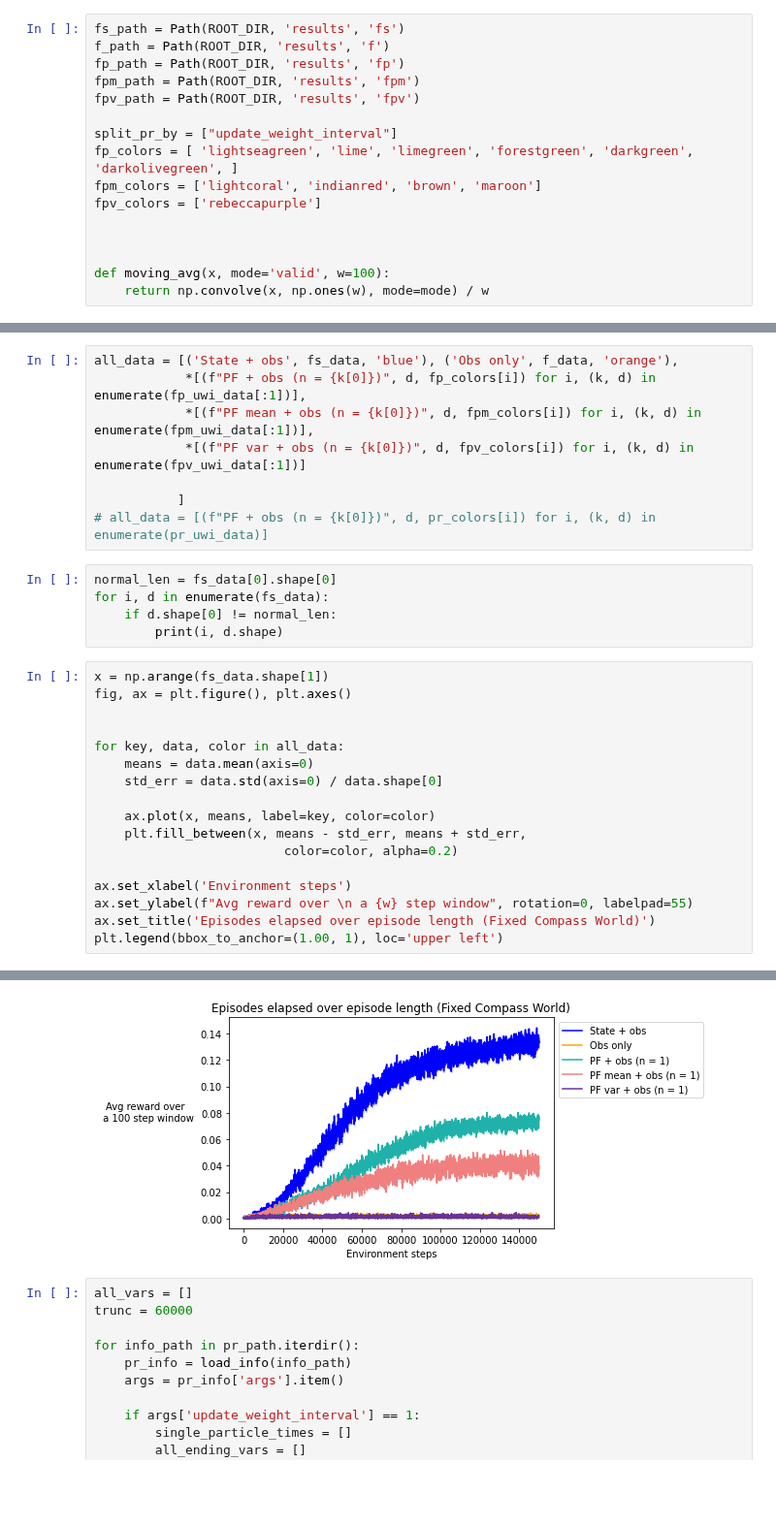
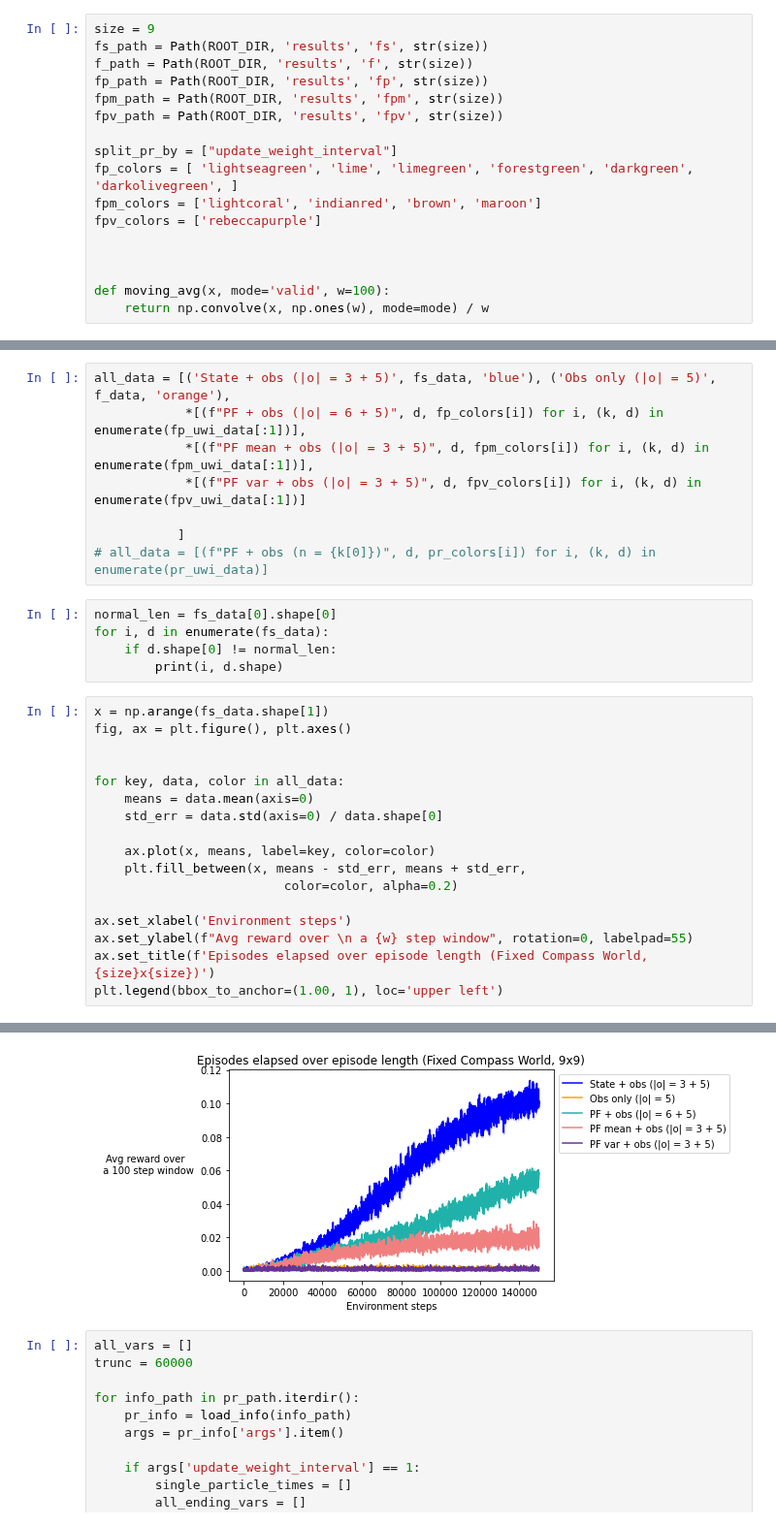
Before and after one commit to taodav/aux-inputs, a Jupyter notebook: analysis/plot_results_f.ipynb, the cells around one changed output, grey strips where cells are left out. Shown at 97% size. Cells and saved outputs as stored; diff of their text form; blank space fills up the shorter version.

Commit message:
about to change visualization for background

```diff
--- a/analysis/plot_results_f.ipynb
+++ b/analysis/plot_results_f.ipynb
@@ -6,11 +6,12 @@ from pathlib import Path
 from definitions import ROOT_DIR
 from unc.utils import load_info
 # %%
-fs_path = Path(ROOT_DIR, 'results', 'fs')
-f_path = Path(ROOT_DIR, 'results', 'f')
-fp_path = Path(ROOT_DIR, 'results', 'fp')
-fpm_path = Path(ROOT_DIR, 'results', 'fpm')
-fpv_path = Path(ROOT_DIR, 'results', 'fpv')
+size = 9
+fs_path = Path(ROOT_DIR, 'results', 'fs', str(size))
+f_path = Path(ROOT_DIR, 'results', 'f', str(size))
+fp_path = Path(ROOT_DIR, 'results', 'fp', str(size))
+fpm_path = Path(ROOT_DIR, 'results', 'fpm', str(size))
+fpv_path = Path(ROOT_DIR, 'results', 'fpv', str(size))
 
 split_pr_by = ["update_weight_interval"]
 fp_colors = [ 'lightseagreen', 'lime', 'limegreen', 'forestgreen', 'darkgreen', 'darkolivegreen', ]
@@ -73,10 +74,10 @@ fp_uwi_data = sorted(fp_data[('update_weight_interval',)].items(), key=lambda k:
 fpm_uwi_data = sorted(fpm_data[('update_weight_interval',)].items(), key=lambda k: k[0][0])
 fpv_uwi_data = sorted(fpv_data[('update_weight_interval',)].items(), key=lambda k: k[0][0])
 # %%
-all_data = [('State + obs', fs_data, 'blue'), ('Obs only', f_data, 'orange'),
-            *[(f"PF + obs (n = {k[0]})", d, fp_colors[i]) for i, (k, d) in enumerate(fp_uwi_data[:1])],
-            *[(f"PF mean + obs (n = {k[0]})", d, fpm_colors[i]) for i, (k, d) in enumerate(fpm_uwi_data[:1])],
-            *[(f"PF var + obs (n = {k[0]})", d, fpv_colors[i]) for i, (k, d) in enumerate(fpv_uwi_data[:1])]
+all_data = [('State + obs (|o| = 3 + 5)', fs_data, 'blue'), ('Obs only (|o| = 5)', f_data, 'orange'),
+            *[(f"PF + obs (|o| = 6 + 5)", d, fp_colors[i]) for i, (k, d) in enumerate(fp_uwi_data[:1])],
+            *[(f"PF mean + obs (|o| = 3 + 5)", d, fpm_colors[i]) for i, (k, d) in enumerate(fpm_uwi_data[:1])],
+            *[(f"PF var + obs (|o| = 3 + 5)", d, fpv_colors[i]) for i, (k, d) in enumerate(fpv_uwi_data[:1])]
 
            ]
 # all_data = [(f"PF + obs (n = {k[0]})", d, pr_colors[i]) for i, (k, d) in enumerate(pr_uwi_data)]
@@ -88,23 +89,23 @@ for i, d in enumerate(fs_data):
 # %%
 x = np.arange(fs_data.shape[1])
 fig, ax = plt.figure(), plt.axes()
 
 
 for key, data, color in all_data:
     means = data.mean(axis=0)
     std_err = data.std(axis=0) / data.shape[0]
 
     ax.plot(x, means, label=key, color=color)
     plt.fill_between(x, means - std_err, means + std_err,
                          color=color, alpha=0.2)
 
 ax.set_xlabel('Environment steps')
 ax.set_ylabel(f"Avg reward over \n a {w} step window", rotation=0, labelpad=55)
-ax.set_title('Episodes elapsed over episode length (Fixed Compass World)')
+ax.set_title(f'Episodes elapsed over episode length (Fixed Compass World, {size}x{size})')
 plt.legend(bbox_to_anchor=(1.00, 1), loc='upper left')
 # %% [output]
 <matplotlib.legend.Legend at 0x...>
-[figure, old version]
+[figure, new version]
 # %%
 all_vars = []
 trunc = 60000
```
Also changed, not shown: 19 other files.
